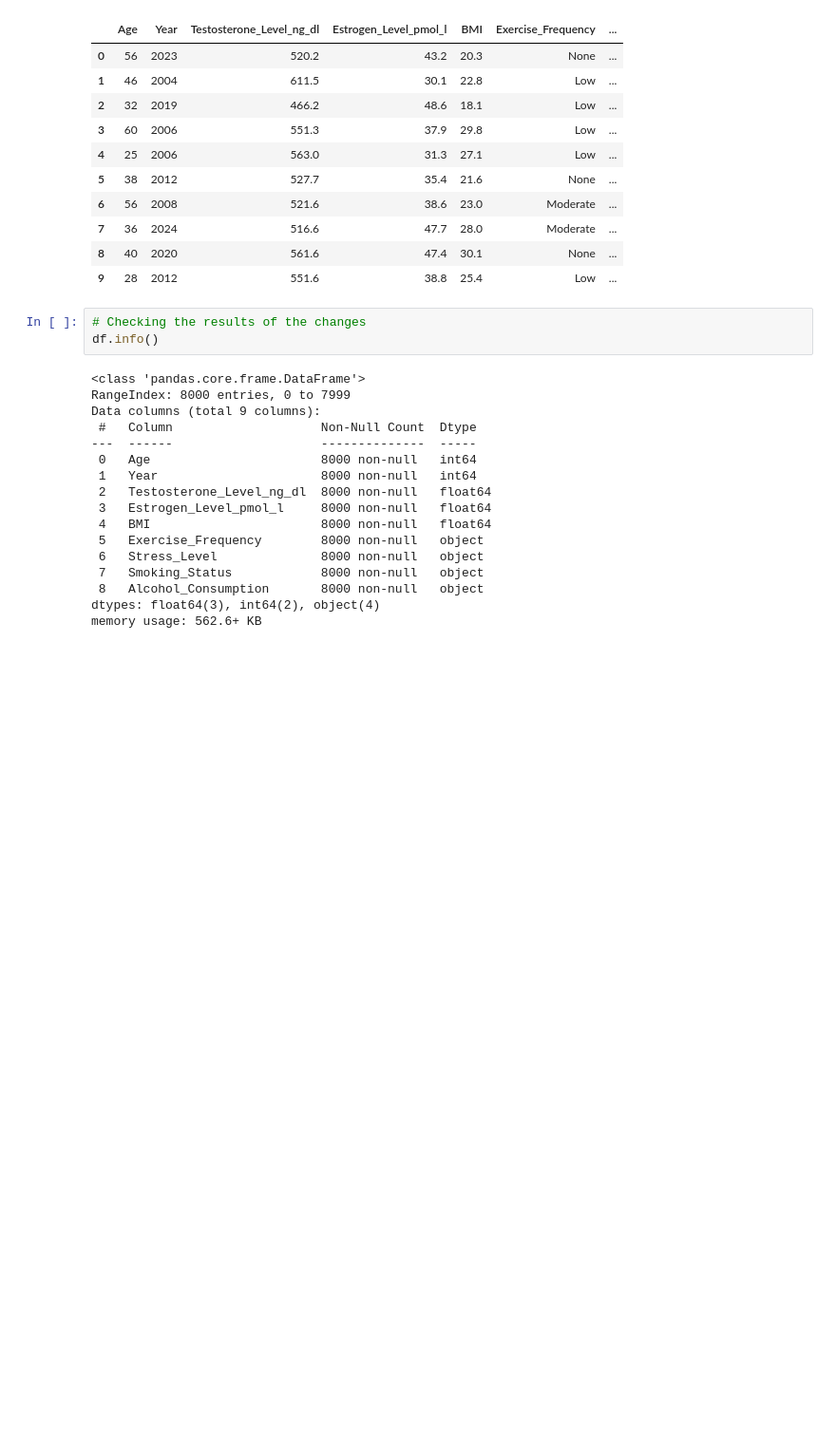
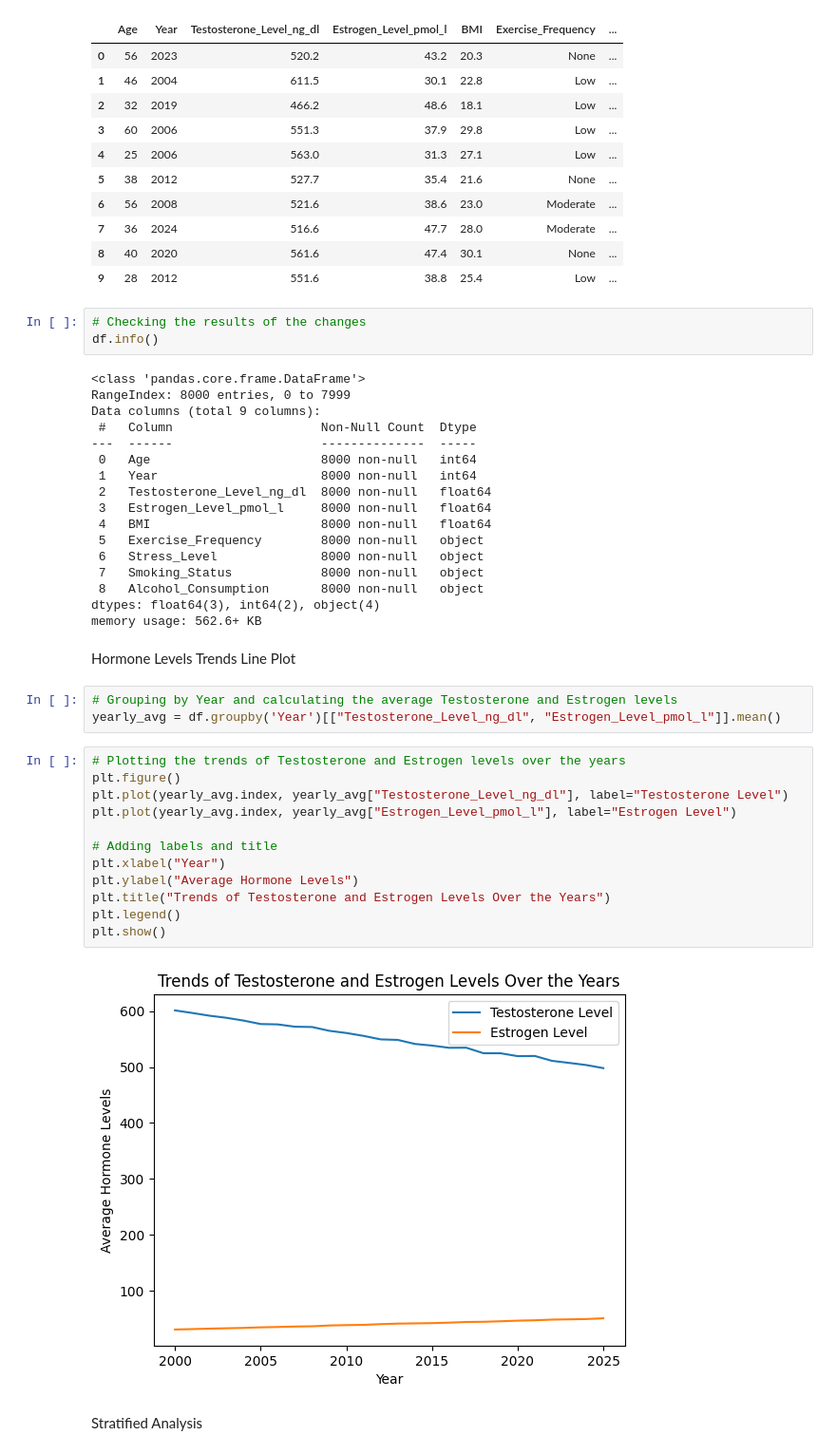
Before and after one commit to rjwright5/DTSC4302_GroupProject, a Jupyter notebook: Hormone Levels Trend.ipynb, the cells around one changed output. Shown at 95% size. Drawn from its saved outputs; the diff is of its cells as text; blank space fills up the shorter version.

Commit message:
Update with models and visuals

```diff
--- a/Hormone Levels Trend.ipynb
+++ b/Hormone Levels Trend.ipynb
@@ -152,3 +158,24 @@ Data columns (total 9 columns):
  8   Alcohol_Consumption       8000 non-null   object
 dtypes: float64(3), int64(2), object(4)
 memory usage: 562.6+ KB
+# %% [markdown]
+Hormone Levels Trends Line Plot
+# %%
+# Grouping by Year and calculating the average Testosterone and Estrogen levels
+yearly_avg = df.groupby('Year')[["Testosterone_Level_ng_dl", "Estrogen_Level_pmol_l"]].mean()
+# %%
+# Plotting the trends of Testosterone and Estrogen levels over the years
+plt.figure()
+plt.plot(yearly_avg.index, yearly_avg["Testosterone_Level_ng_dl"], label="Testosterone Level")
+plt.plot(yearly_avg.index, yearly_avg["Estrogen_Level_pmol_l"], label="Estrogen Level")
+
+# Adding labels and title
+plt.xlabel("Year")
+plt.ylabel("Average Hormone Levels")
+plt.title("Trends of Testosterone and Estrogen Levels Over the Years")
+plt.legend()
+plt.show()
+# %% [output]
+[figure, added]
+# %% [markdown]
+Stratified Analysis
```
Also changed, not shown: parts of 21 cells of this notebook.
